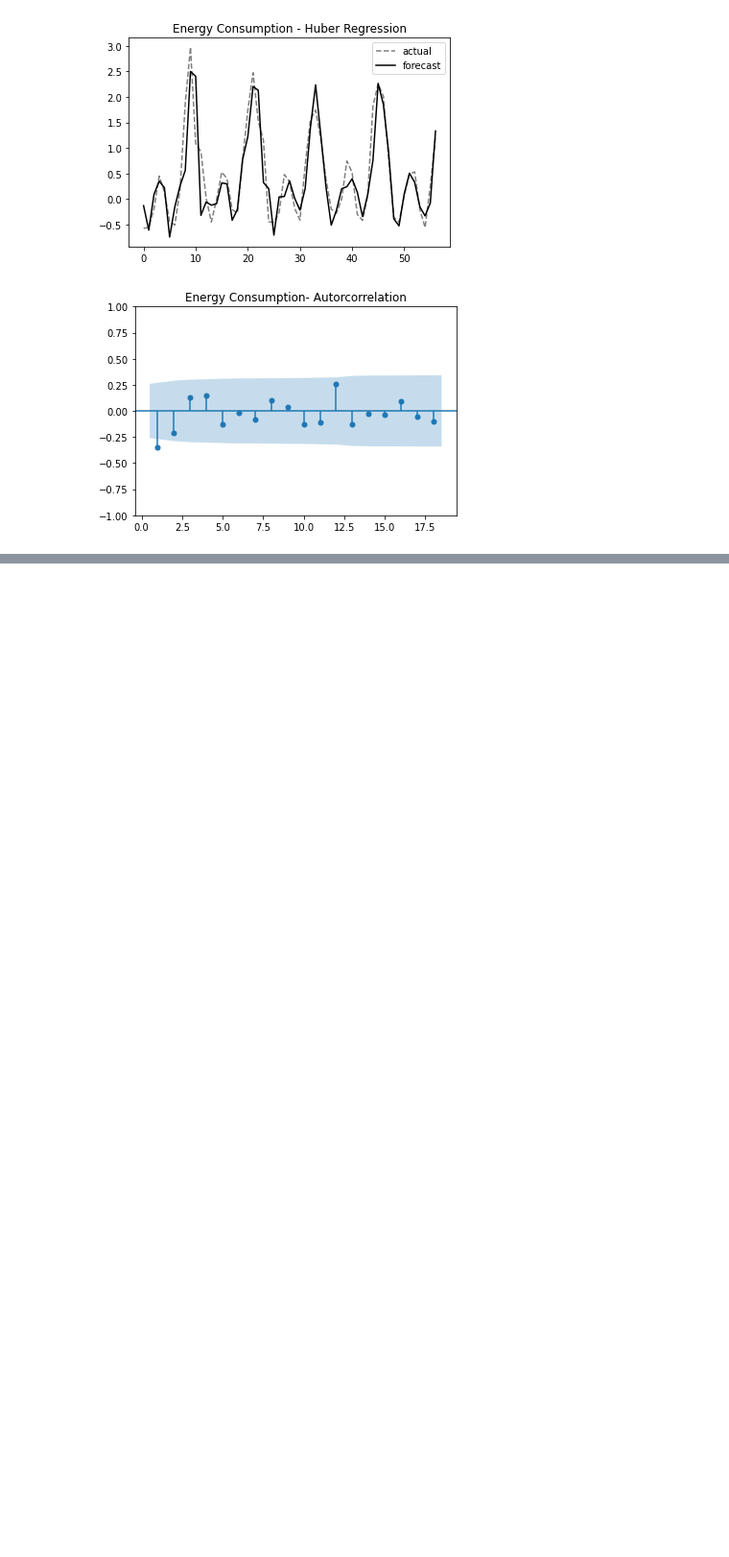
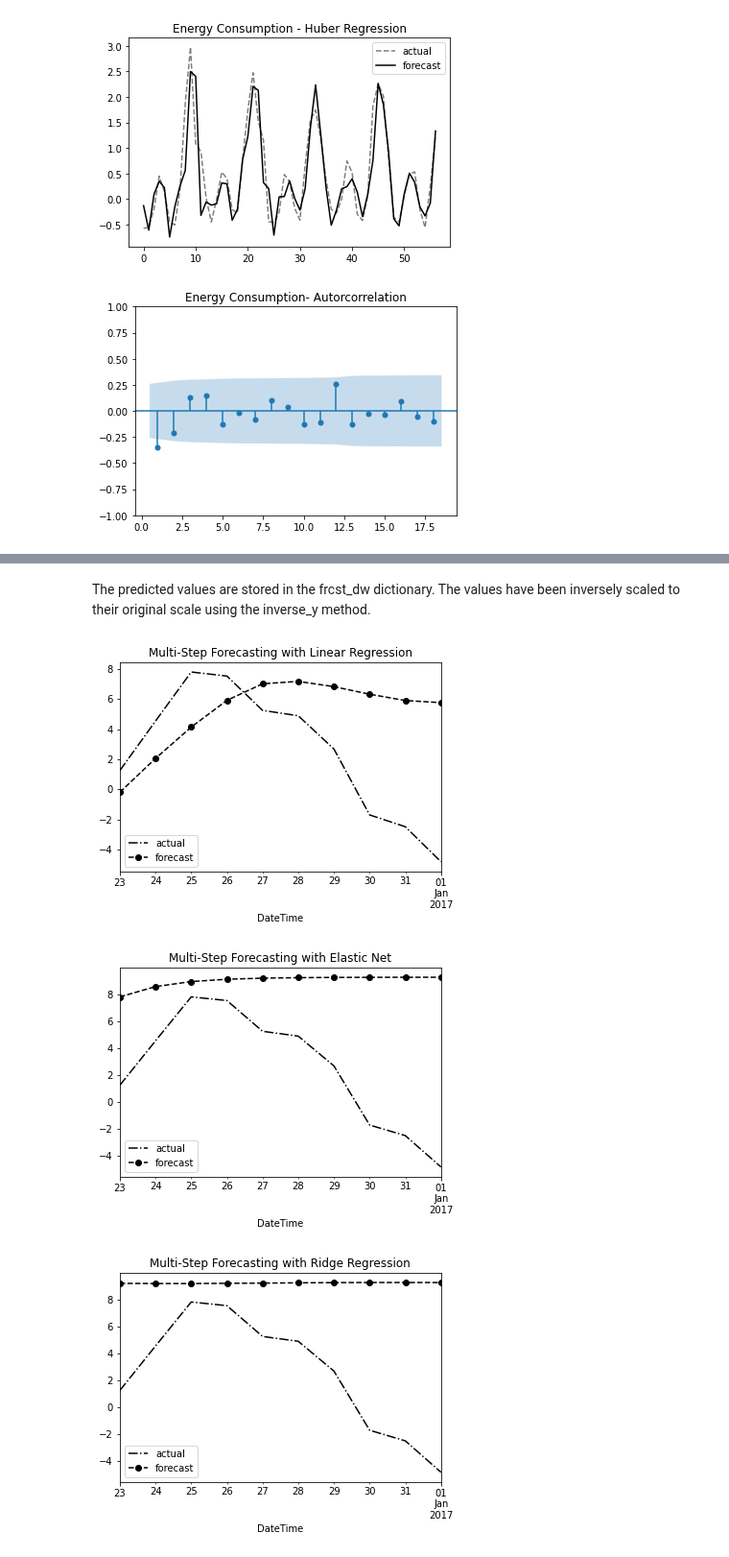
Before and after one commit to LaurbergMJ/TimeSeriesAnalysisWithPythonCookbook, a Jupyter notebook: Ch12.ipynb, the cells around one changed output, grey strips where cells are left out. Shown at 96% size. Cells and saved outputs as stored; diff of their text form; code cells hidden in the pictures; blank space fills up the shorter version.

```diff
--- a/Ch12.ipynb
+++ b/Ch12.ipynb
@@ -223,6 +230,11 @@ train_en, test_en = split_data(en_reg, test_split=0.10)
 
 scaler_en = Standardize()
 train_en_s, test_en_s = scaler_en.fit_transform(train_en, test_en)
+
+
+train_dw, test_dw = split_data(dw_reg, test_split=0.10)
+scaler_dw = Standardize()
+train_dw_s, test_dw_s = scaler_dw.fit_transform(train_dw, test_dw)
 # %% [markdown]
 Common error metrics used in regression are:
 
@@ -358,0 +472,46 @@ plot_results(cols, en_results, 'Energy Consumption')
+# %%
+# Create the multi_step_forecast function, which consists of a for loop that makes a one-step
+# future forecast using the model's predict method. On each iteration or step, the estimated
+# value is used as input to produce the next one-step estimate for another future step
+
+def multi_step_forecast(data, model, steps=10):
+    forecast = []
+    for i in range(steps):
+        one_step_pred = model.predict(np.array(data).reshape(1,-1))[0]
+        forecast.append(one_step_pred)
+        _ = data.pop(0)
+        data.append(one_step_pred)
+    return np.array(forecast)
+# %%
+# Capture the last row from test_dw_s DataFrame. This represents the last 10 observations.
+# Recall that the DataFrame was created using a 10-period sliding window, and the last row
+# represents observations from 2016-12-22 to 2016-21-31
+
+dw_ms = test_dw_s.drop(columns = ['y']).iloc[-1].tolist()
+# %%
+# Loop through the models and pass the dw_ms list, the model, and the number of future steps
+# (for example, 10 future steps) to the multi_step_forecast function
+
+frcst_dw = {}
+models = dw_results[['Model Name', 'Model']]
+for i in models.iterrows():
+    pred = multi_step_forecast(dw_ms, steps=10,
+                               model=i[1]['Model'])
+    pred = scaler_dw.inverse_y(pred)
+    frcst_dw[i[1]['Model Name']] = pred
+# %% [markdown]
+The predicted values are stored in the frcst_dw dictionary. The values have been inversely scaled to their original scale using the inverse_y method.
+# %%
+# Create a plot to compare actuals versus predicted for the daily temperature data
+
+for name, pred in frcst_dw.items():
+    actual = dw_cp.iloc[-10:]
+    ax = actual.plot(style='k-.')
+    pd.Series(pred, index=dw_cp.index[-10:]).plot(style='k--o', ax=ax)
+    plt.title(f'Multi-Step Forecasting with {name}')
+    plt.legend(['actual', 'forecast'])
+    plt.show()
+# %% [output]
+[figure, added]
+[figure, added]
+[figure, added]
```
Also changed, not shown: parts of 23 cells of this notebook.
